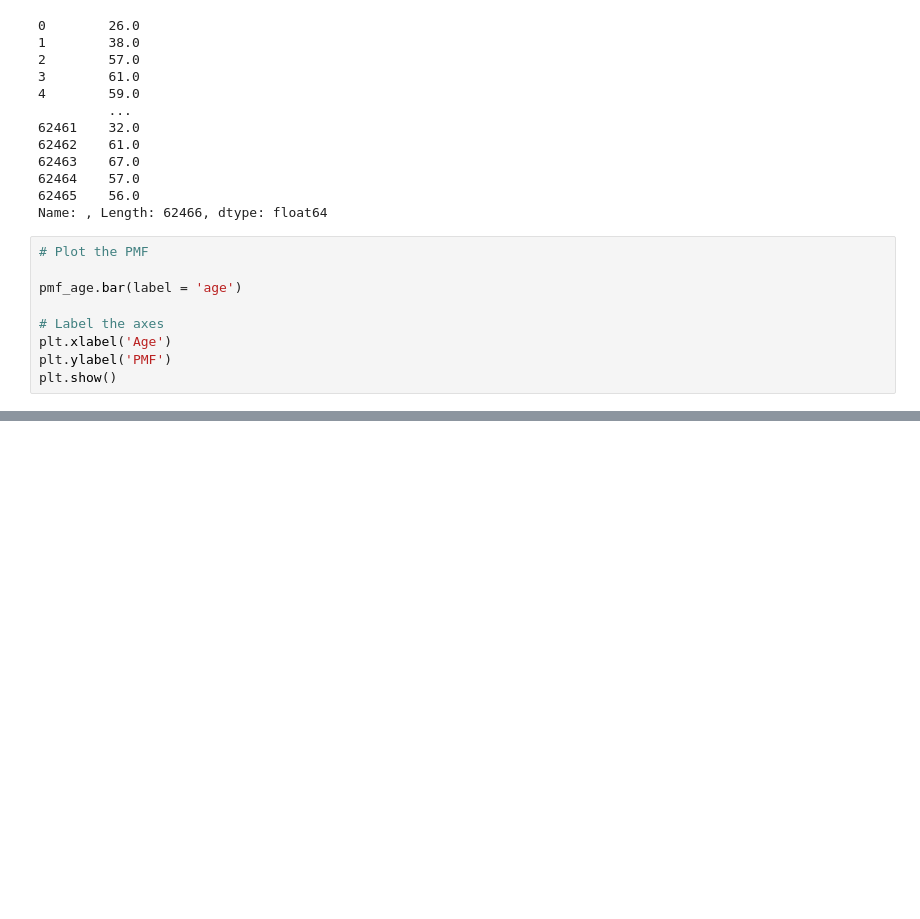
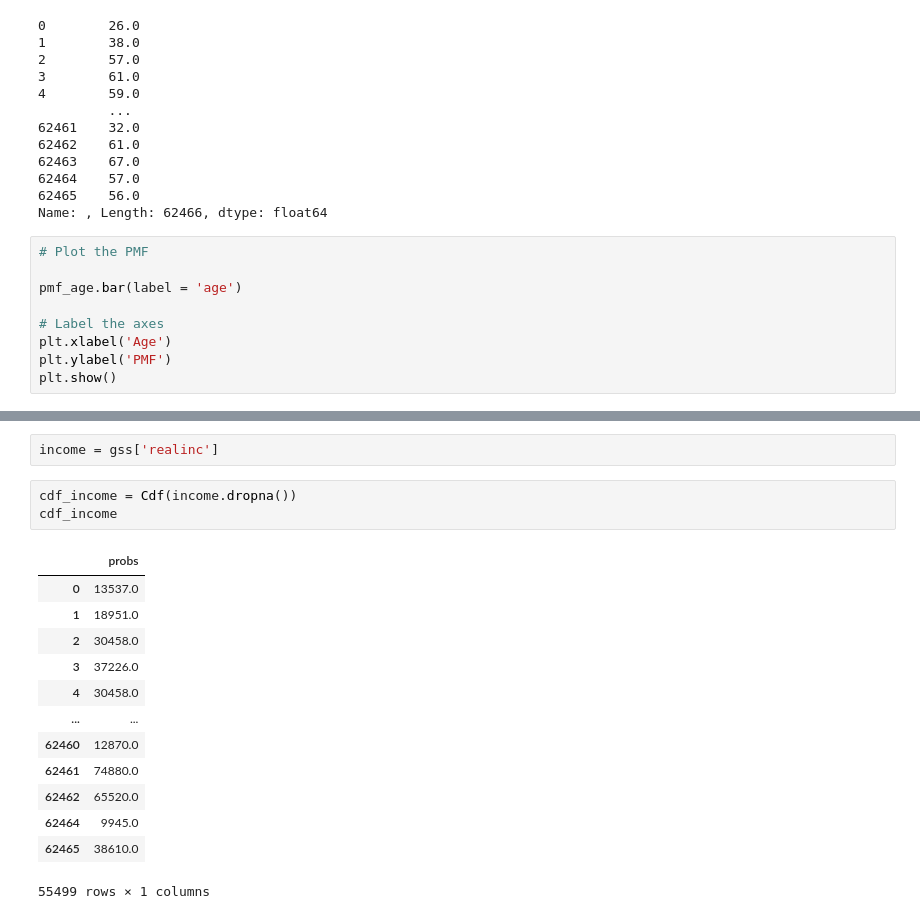
Before and after one commit to ishtiakrongon/Datacamp-Exploratory-Data-Analysis-in-Python, a Jupyter notebook: Distributions 2.ipynb, the cells around one changed output, grey strips where cells are left out. Cells and saved outputs as stored; diff of their text form; blank space fills up the shorter version.

```diff
--- a/Distributions 2.ipynb
+++ b/Distributions 2.ipynb
@@ -89,0 +102,19 @@ plt.show()
+# %%
+income = gss['realinc']
+# %%
+cdf_income = Cdf(income.dropna())
+cdf_income
+# %% [output]
+|  | probs |
+| 0 | 13537.0 |
+| 1 | 18951.0 |
+| 2 | 30458.0 |
+| 3 | 37226.0 |
+| 4 | 30458.0 |
+| ... | ... |
+| 62460 | 12870.0 |
+| 62461 | 74880.0 |
+| 62462 | 65520.0 |
+| 62464 | 9945.0 |
+| 62465 | 38610.0 |
+55499 rows × 1 columns
```
Also changed, not shown: parts of 15 cells of this notebook.
